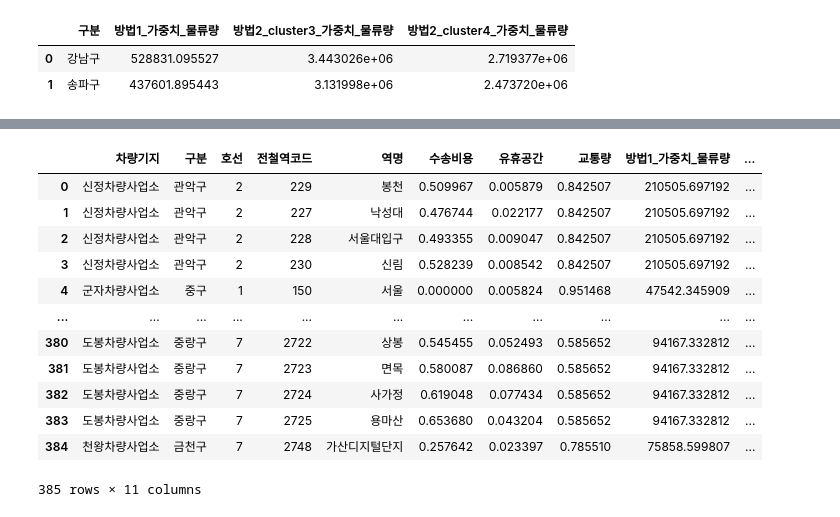
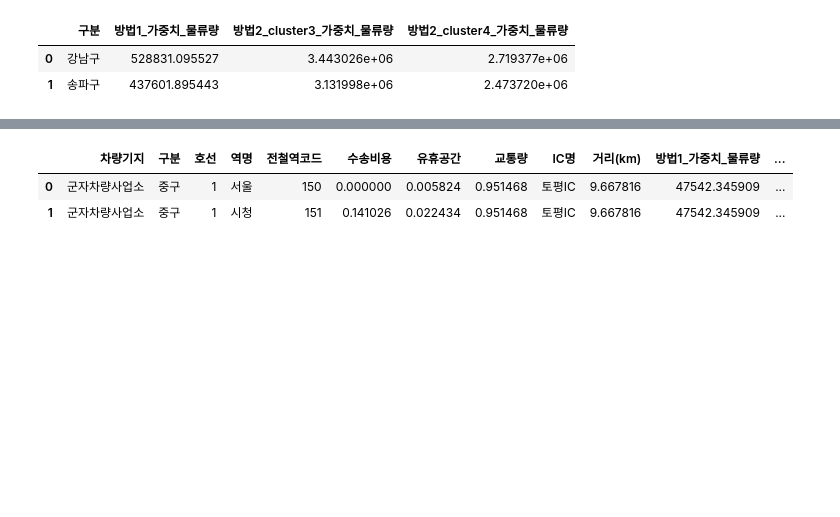
Before and after one commit to kth321/Ministry-of-Land-Infrastructure-and-Transport-public-data-competition, a Jupyter notebook: 데이터_통합.ipynb, the cells around one changed output, grey strips where cells are left out. Drawn from its saved outputs; the diff is of its cells as text; code cells hidden in the pictures; blank space fills up the shorter version.

Commit message:
data merge

```diff
--- a/데이터_통합.ipynb
+++ b/데이터_통합.ipynb
@@ -59,3 +52,0 @@ ic.head(2)
-# %%
-ic.rename({'차량기지명': '차량기지'}, axis=1, inplace=True)
-ic.head(2)
@@ -70,3 +57,6 @@ logistic.head(2)
 |  | 구분 | 방법1_가중치_물류량 | 방법2_cluster3_가중치_물류량 | 방법2_cluster4_가중치_물류량 |
 | 0 | 강남구 | 528831.095527 | 3.443026e+06 | 2.719377e+06 |
 | 1 | 송파구 | 437601.895443 | 3.131998e+06 | 2.473720e+06 |
+# %%
+JDY_addr = pd.read_csv('/content/drive/MyDrive/공모전/KTH/data/최종데이터/JDY_주소추가.csv')
+JDY_addr.head(2)
@@ -72,0 +67,3 @@ logistic.head(2)
+# %%
+JDY_addr_IC = pd.merge(JDY_addr, ic, how='inner', on='차량기지')
+JDY_addr_IC.info()
@@ -72,0 +88,3 @@ logistic.head(2)
+# %%
+JDY_addr_IC.rename({'역주소': '구분'}, axis=1, inplace=True)
+JDY_addr_IC.head(2)
@@ -114,17 +115,7 @@ JDY_update
 # %%
-merge_logistic = pd.merge(JDY_update, logistic, how='outer', on='구분')
-merge_logistic
+JDY_addr_IC_logistic = pd.merge(JDY_addr_IC, logistic, how='inner', on='구분')
+JDY_addr_IC_logistic.head(2)
 # %% [output]
-|  | 차량기지 | 구분 | 호선 | 전철역코드 | 역명 | 수송비용 | 유휴공간 | 교통량 | 방법1_가중치_물류량 | ... |
-| 0 | 신정차량사업소 | 관악구 | 2 | 229 | 봉천 | 0.509967 | 0.005879 | 0.842507 | 210505.697192 | ... |
-| 1 | 신정차량사업소 | 관악구 | 2 | 227 | 낙성대 | 0.476744 | 0.022177 | 0.842507 | 210505.697192 | ... |
-| 2 | 신정차량사업소 | 관악구 | 2 | 228 | 서울대입구 | 0.493355 | 0.009047 | 0.842507 | 210505.697192 | ... |
-| 3 | 신정차량사업소 | 관악구 | 2 | 230 | 신림 | 0.528239 | 0.008542 | 0.842507 | 210505.697192 | ... |
-| 4 | 군자차량사업소 | 중구 | 1 | 150 | 서울 | 0.000000 | 0.005824 | 0.951468 | 47542.345909 | ... |
-| ... | ... | ... | ... | ... | ... | ... | ... | ... | ... | ... |
-| 380 | 도봉차량사업소 | 중랑구 | 7 | 2722 | 상봉 | 0.545455 | 0.052493 | 0.585652 | 94167.332812 | ... |
-| 381 | 도봉차량사업소 | 중랑구 | 7 | 2723 | 면목 | 0.580087 | 0.086860 | 0.585652 | 94167.332812 | ... |
-| 382 | 도봉차량사업소 | 중랑구 | 7 | 2724 | 사가정 | 0.619048 | 0.077434 | 0.585652 | 94167.332812 | ... |
-| 383 | 도봉차량사업소 | 중랑구 | 7 | 2725 | 용마산 | 0.653680 | 0.043204 | 0.585652 | 94167.332812 | ... |
-| 384 | 천왕차량사업소 | 금천구 | 7 | 2748 | 가산디지털단지 | 0.257642 | 0.023397 | 0.785510 | 75858.599807 | ... |
+|  | 차량기지 | 구분 | 호선 | 역명 | 전철역코드 | 수송비용 | 유휴공간 | 교통량 | IC명 | 거리(km) | 방법1_가중치_물류량 | ... |
+| 0 | 군자차량사업소 | 중구 | 1 | 서울 | 150 | 0.000000 | 0.005824 | 0.951468 | 토평IC | 9.667816 | 47542.345909 | ... |
+| 1 | 군자차량사업소 | 중구 | 1 | 시청 | 151 | 0.141026 | 0.022434 | 0.951468 | 토평IC | 9.667816 | 47542.345909 | ... |
-385 rows × 11 columns
```
Also changed, not shown: parts of 20 cells of this notebook, 6 other files.
